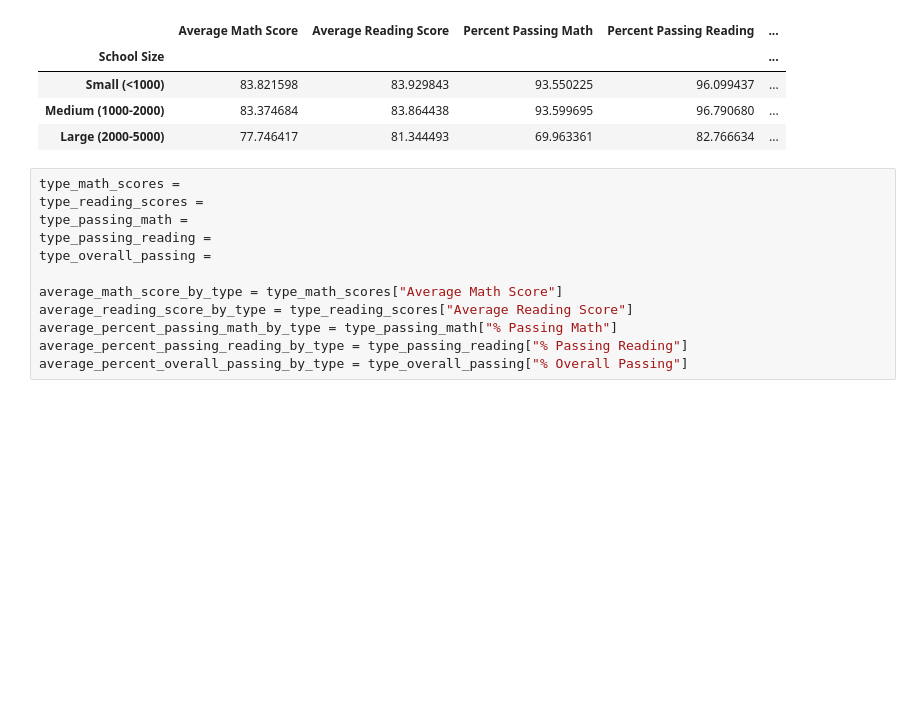
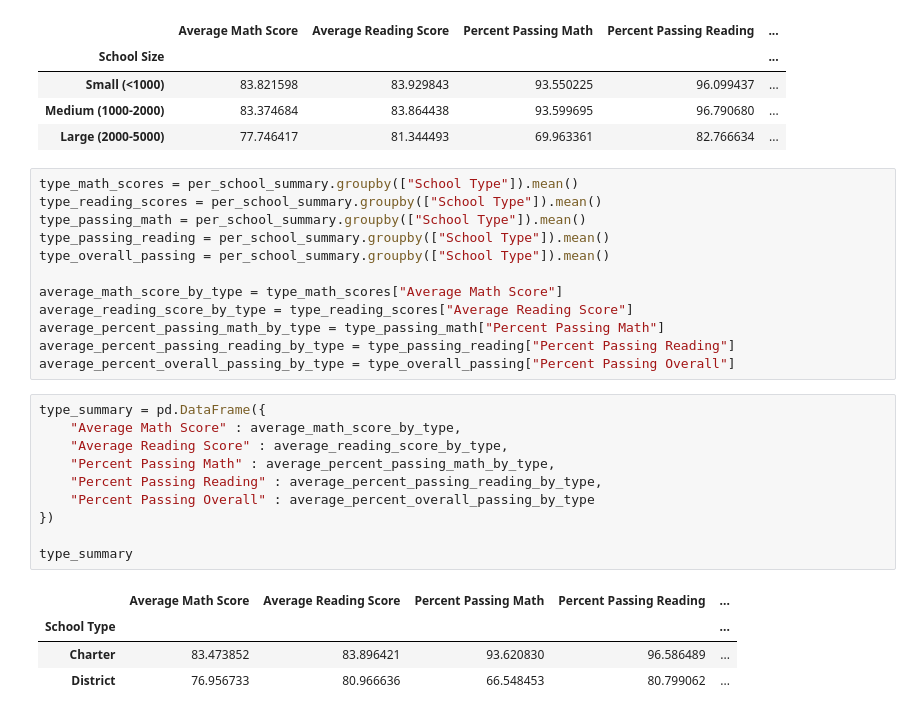
Before and after one commit to Wheezyotter/pandas-challenge, a Jupyter notebook: PyCitySchools/PyCitySchools.ipynb, the cells around one changed output. Drawn from its saved outputs; the diff is of its cells as text; blank space fills up the shorter version.

```diff
--- a/PyCitySchools/PyCitySchools.ipynb
+++ b/PyCitySchools/PyCitySchools.ipynb
@@ -337,14 +337,29 @@ size_summary
 | Medium (1000-2000) | 83.374684 | 83.864438 | 93.599695 | 96.790680 | ... |
 | Large (2000-5000) | 77.746417 | 81.344493 | 69.963361 | 82.766634 | ... |
 # %%
-type_math_scores =
-type_reading_scores =
-type_passing_math =
-type_passing_reading =
-type_overall_passing =
+type_math_scores = per_school_summary.groupby(["School Type"]).mean()
+type_reading_scores = per_school_summary.groupby(["School Type"]).mean()
+type_passing_math = per_school_summary.groupby(["School Type"]).mean()
+type_passing_reading = per_school_summary.groupby(["School Type"]).mean()
+type_overall_passing = per_school_summary.groupby(["School Type"]).mean()
 
 average_math_score_by_type = type_math_scores["Average Math Score"]
 average_reading_score_by_type = type_reading_scores["Average Reading Score"]
-average_percent_passing_math_by_type = type_passing_math["% Passing Math"]
-average_percent_passing_reading_by_type = type_passing_reading["% Passing Reading"]
-average_percent_overall_passing_by_type = type_overall_passing["% Overall Passing"]
+average_percent_passing_math_by_type = type_passing_math["Percent Passing Math"]
+average_percent_passing_reading_by_type = type_passing_reading["Percent Passing Reading"]
+average_percent_overall_passing_by_type = type_overall_passing["Percent Passing Overall"]
+# %%
+type_summary = pd.DataFrame({
+    "Average Math Score" : average_math_score_by_type,
+    "Average Reading Score" : average_reading_score_by_type,
+    "Percent Passing Math" : average_percent_passing_math_by_type,
+    "Percent Passing Reading" : average_percent_passing_reading_by_type,
+    "Percent Passing Overall" : average_percent_overall_passing_by_type
+})
+
+type_summary
+# %% [output]
+|  | Average Math Score | Average Reading Score | Percent Passing Math | Percent Passing Reading | ... |
+| School Type |  |  |  |  | ... |
+| Charter | 83.473852 | 83.896421 | 93.620830 | 96.586489 | ... |
+| District | 76.956733 | 80.966636 | 66.548453 | 80.799062 | ... |
```
